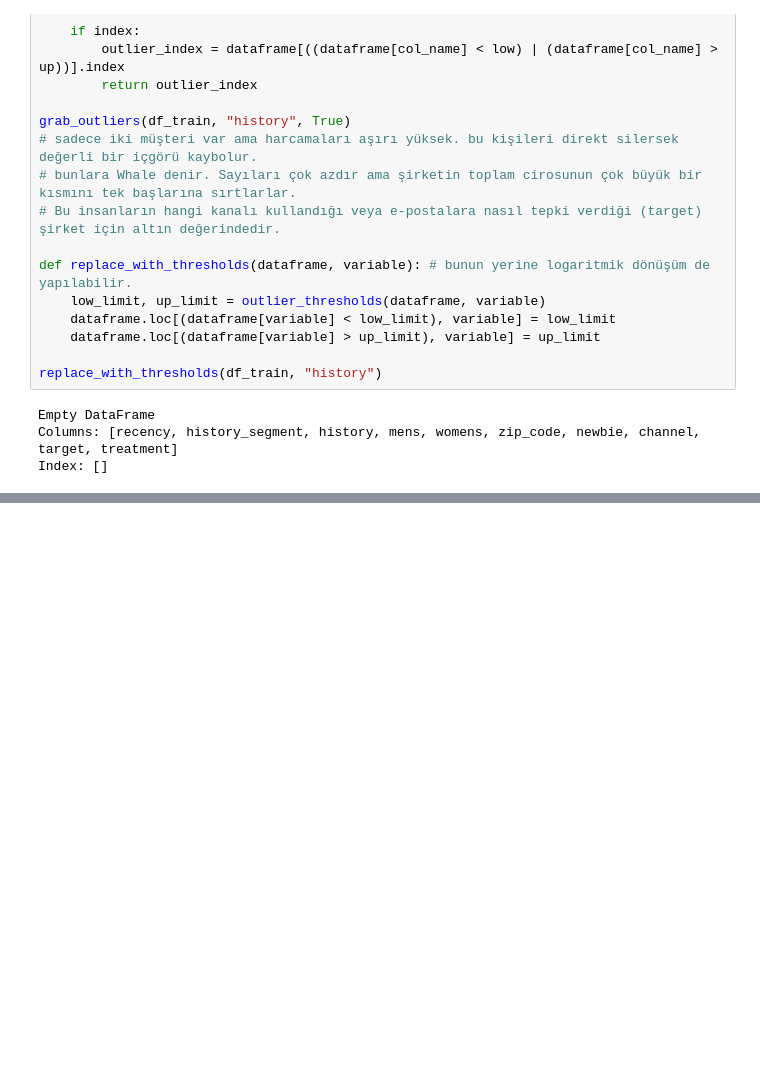
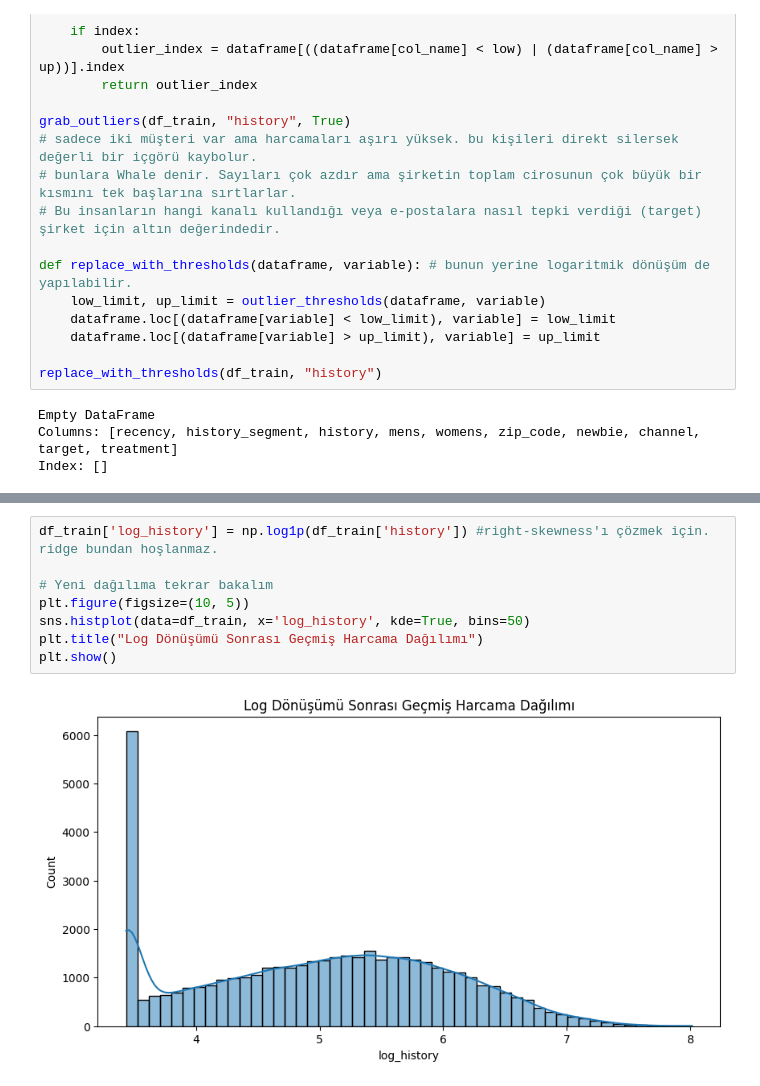
Before and after one commit to faranji/causal-crm-uplift-modeling, a Jupyter notebook: eda.ipynb, the cells around one changed output, grey strips where cells are left out. Saved outputs shown, nothing was run; the diff lists cells and outputs as text; blank space fills up the shorter version.

Commit message:
skewness fixed

```diff
--- a/eda.ipynb
+++ b/eda.ipynb
@@ -147,0 +221,10 @@ Index: []
+# %%
+df_train['log_history'] = np.log1p(df_train['history']) #right-skewness'ı çözmek için. ridge bundan hoşlanmaz.
+
+# Yeni dağılıma tekrar bakalım
+plt.figure(figsize=(10, 5))
+sns.histplot(data=df_train, x='log_history', kde=True, bins=50)
+plt.title("Log Dönüşümü Sonrası Geçmiş Harcama Dağılımı")
+plt.show()
+# %% [output]
+[figure, added]
```
Also changed, not shown: parts of 4 cells of this notebook.
